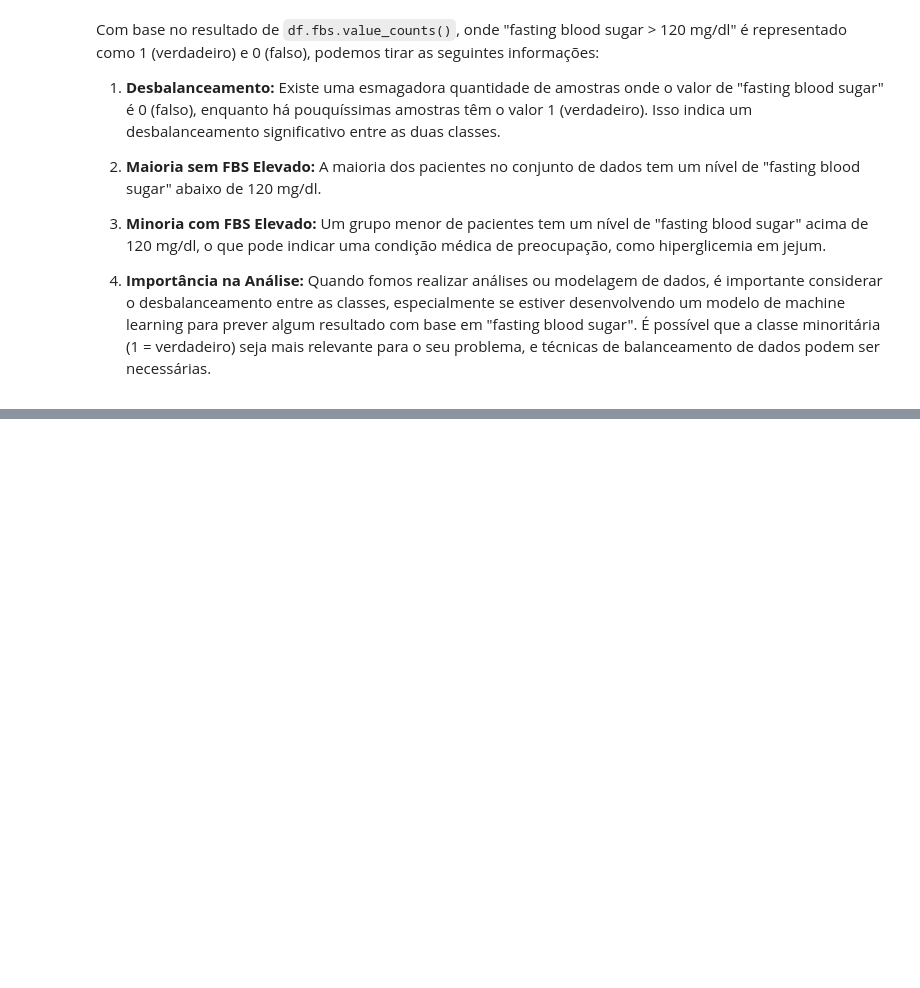
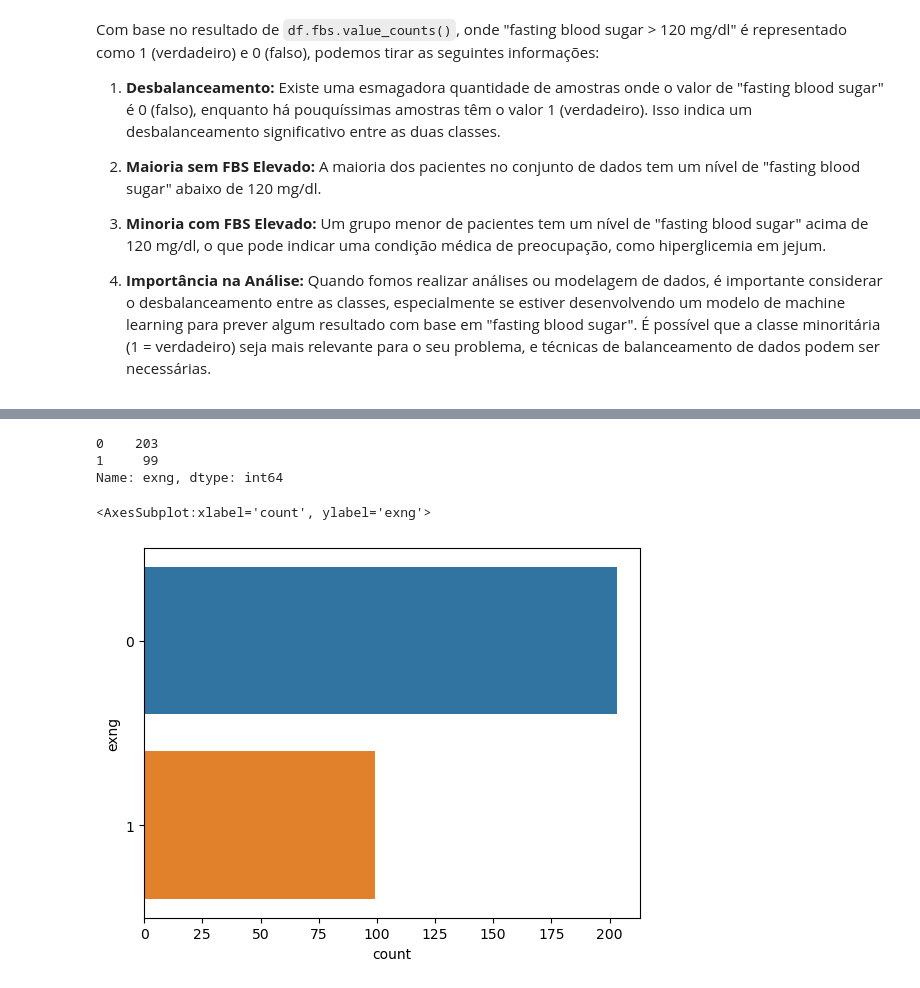
Before and after one commit to opablodantas/Predicting-Heart-Attack-Risk, a Jupyter notebook: Análise_Heart_Attack.ipynb, the cells around one changed output, grey strips where cells are left out. Saved outputs shown, nothing was run; the diff lists cells and outputs as text; code cells hidden in the pictures; blank space fills up the shorter version.

```diff
--- a/Análise_Heart_Attack.ipynb
+++ b/Análise_Heart_Attack.ipynb
@@ -489,0 +536,11 @@ Name: restecg, dtype: int64
+# %%
+df.exng.value_counts()
+# %% [output]
+0    203
+1     99
+Name: exng, dtype: int64
+# %%
+sns.countplot(y = df.exng)
+# %% [output]
+<AxesSubplot:xlabel='count', ylabel='exng'>
+[figure, added]
```
Also changed, not shown: parts of 12 cells of this notebook.
